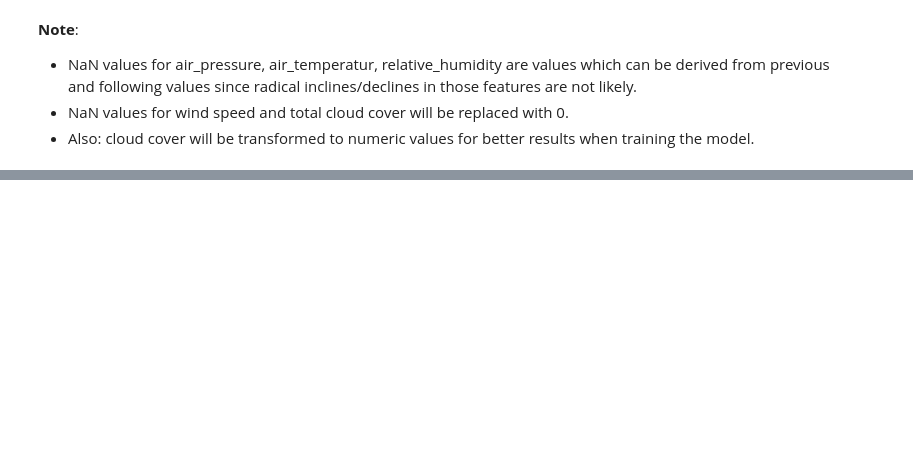
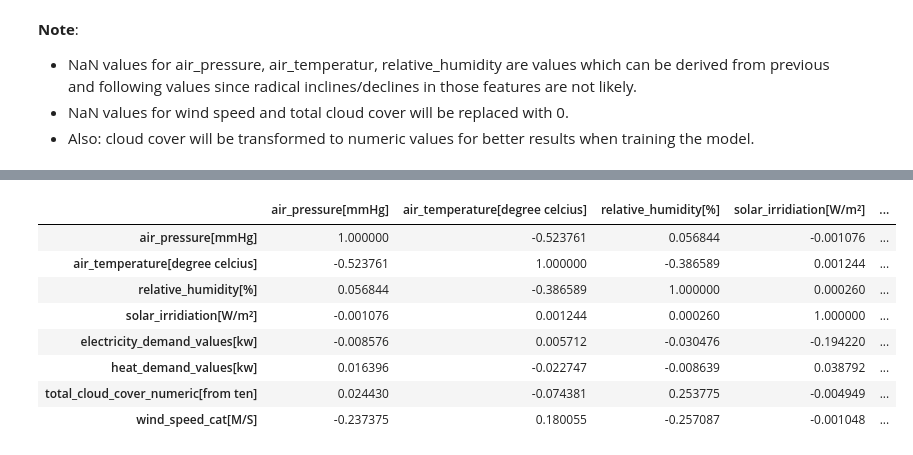
Before and after one commit to i-terzic/predicting-energy-consumption-based-on-weather-data, a Jupyter notebook: predicting-energy-demand-based-on-weather-data.ipynb, the cells around one changed output, grey strips where cells are left out. Drawn from its saved outputs; the diff is of its cells as text; code cells hidden in the pictures; blank space fills up the shorter version.

```diff
--- a/predicting-energy-demand-based-on-weather-data.ipynb
+++ b/predicting-energy-demand-based-on-weather-data.ipynb
@@ -206,0 +251,13 @@ Index(['Time', 'air_pressure[mmHg]', 'air_temperature[degree celcius]',
+# %%
+correlation_matrix = df_cleaned.corr()
+correlation_matrix
+# %% [output]
+|  | air_pressure[mmHg] | air_temperature[degree celcius] | relative_humidity[%] | solar_irridiation[W/m²] | ... |
+| air_pressure[mmHg] | 1.000000 | -0.523761 | 0.056844 | -0.001076 | ... |
+| air_temperature[degree celcius] | -0.523761 | 1.000000 | -0.386589 | 0.001244 | ... |
+| relative_humidity[%] | 0.056844 | -0.386589 | 1.000000 | 0.000260 | ... |
+| solar_irridiation[W/m²] | -0.001076 | 0.001244 | 0.000260 | 1.000000 | ... |
+| electricity_demand_values[kw] | -0.008576 | 0.005712 | -0.030476 | -0.194220 | ... |
+| heat_demand_values[kw] | 0.016396 | -0.022747 | -0.008639 | 0.038792 | ... |
+| total_cloud_cover_numeric[from ten] | 0.024430 | -0.074381 | 0.253775 | -0.004949 | ... |
+| wind_speed_cat[M/S] | -0.237375 | 0.180055 | -0.257087 | -0.001048 | ... |
```
Also changed, not shown: parts of 23 cells of this notebook.
